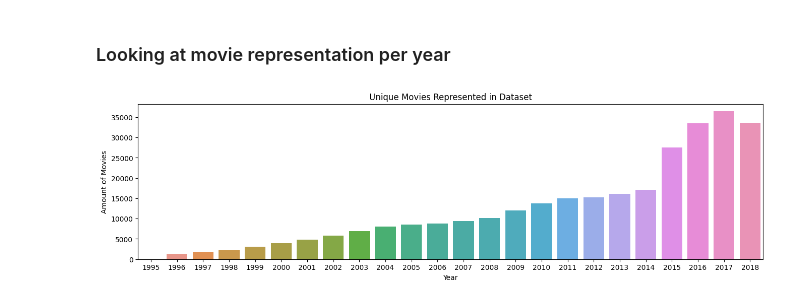
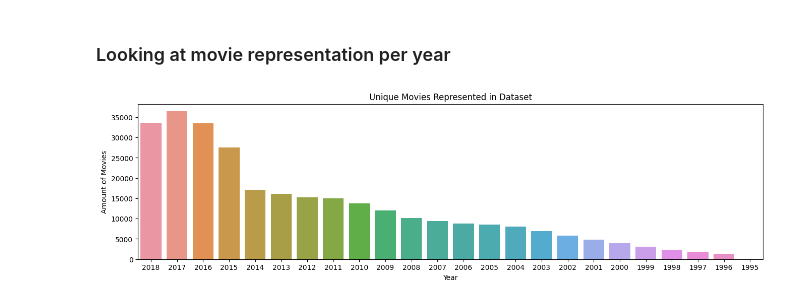
Before and after one commit to Andreas-Svensson/movie_recommender, a Jupyter notebook: EDA.ipynb, the cells around one changed output. Cells and saved outputs as stored; diff of their text form; code cells hidden in the pictures.

```diff
--- a/EDA.ipynb
+++ b/EDA.ipynb
@@ -159,12 +232,12 @@ Toy Story (1995) - 68,469 Ratings (3.9 average rating)
 # %% [markdown]
 ### Looking at movie representation per year
 # %%
-representation = df_ratings.groupby(df_ratings.timestamp.dt.year)["movieId"].nunique() # group by year, then get number of unique movieIds for each year
+representation = df_ratings.groupby(df_ratings.timestamp.dt.year)["movieId"].nunique().sort_index(ascending = False) # group by year, then get number of unique movieIds for each year
 
 plt.figure(figsize=(16, 4))
 
-ax = sns.barplot(x = representation.index, y = representation.values) # plot indices (years) against values (n unique movieIds)
+ax = sns.barplot(x = representation.index, y = representation.values, order = representation.index) # plot indices (years) against values (n unique movieIds)
 
 ax.set(title = "Unique Movies Represented in Dataset", xlabel = "Year", ylabel = "Amount of Movies");
 # %% [output]
-[figure, old version]
+[figure, new version]
```
Also changed, not shown: parts of 13 cells of this notebook.
